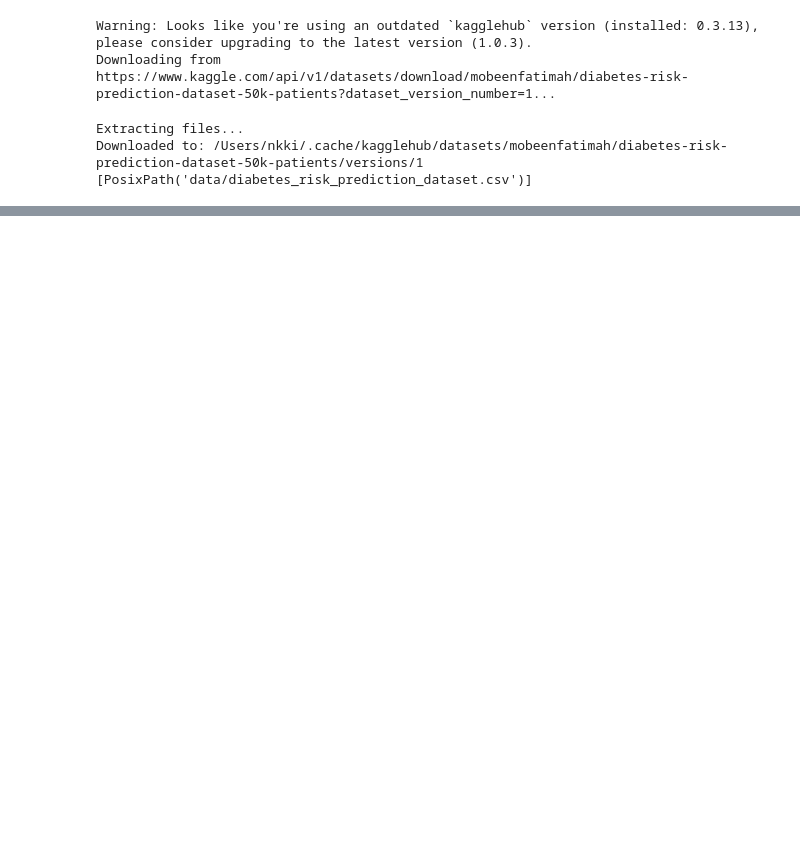
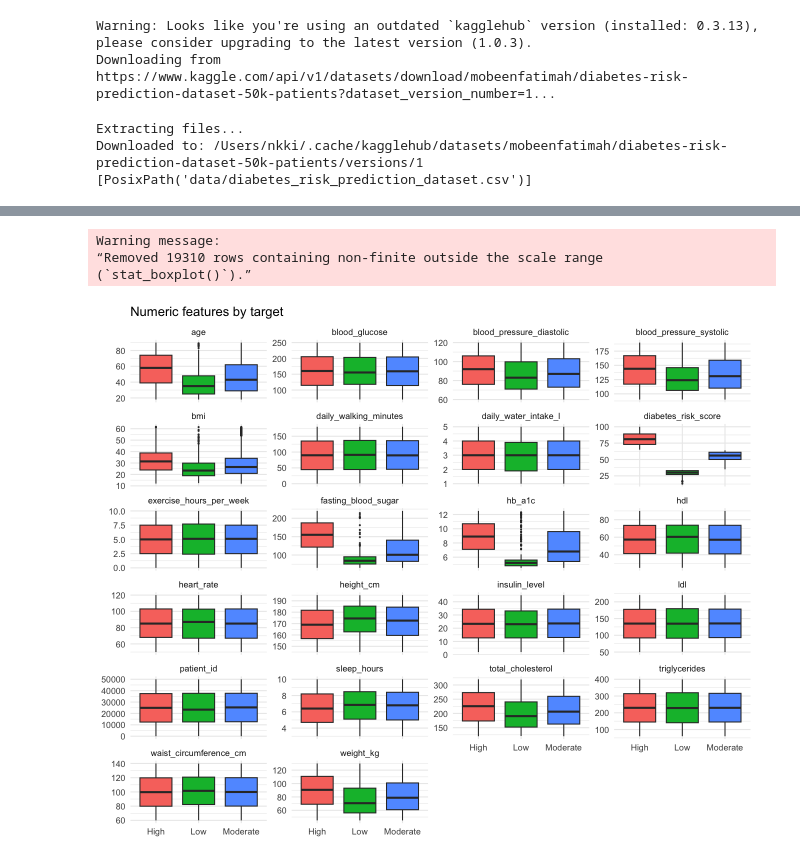
Before and after one commit to NicoleAki/Diabetes, a Jupyter notebook: datapreprocessing.ipynb, the cells around one changed output, grey strips where cells are left out. Drawn from its saved outputs; the diff is of its cells as text; code cells hidden in the pictures; blank space fills up the shorter version.

```diff
--- a/datapreprocessing.ipynb
+++ b/datapreprocessing.ipynb
@@ -35,0 +241,14 @@ Downloaded to: /Users/nkki/.cache/kagglehub/datasets/mobeenfatimah/diabetes-risk
+# %%
+#boxplots for numeric columns
+df |>
+  select(all_of(c(target, num_cols))) |>
+  pivot_longer(-all_of(target), names_to = "feature", values_to = "value") |>
+  ggplot(aes(x = .data[[target]], y = value, fill = .data[[target]])) +
+  geom_boxplot(outlier.size = 0.5, show.legend = FALSE) +
+  facet_wrap(~ feature, scales = "free_y", ncol = 4) +
+  labs(title = "Numeric features by target", x = NULL, y = NULL)
+# %% [output]
+Warning message:
+“Removed 19310 rows containing non-finite outside the scale range
+(`stat_boxplot()`).”
+[figure, added]
```
Also changed, not shown: parts of 15 cells of this notebook.
